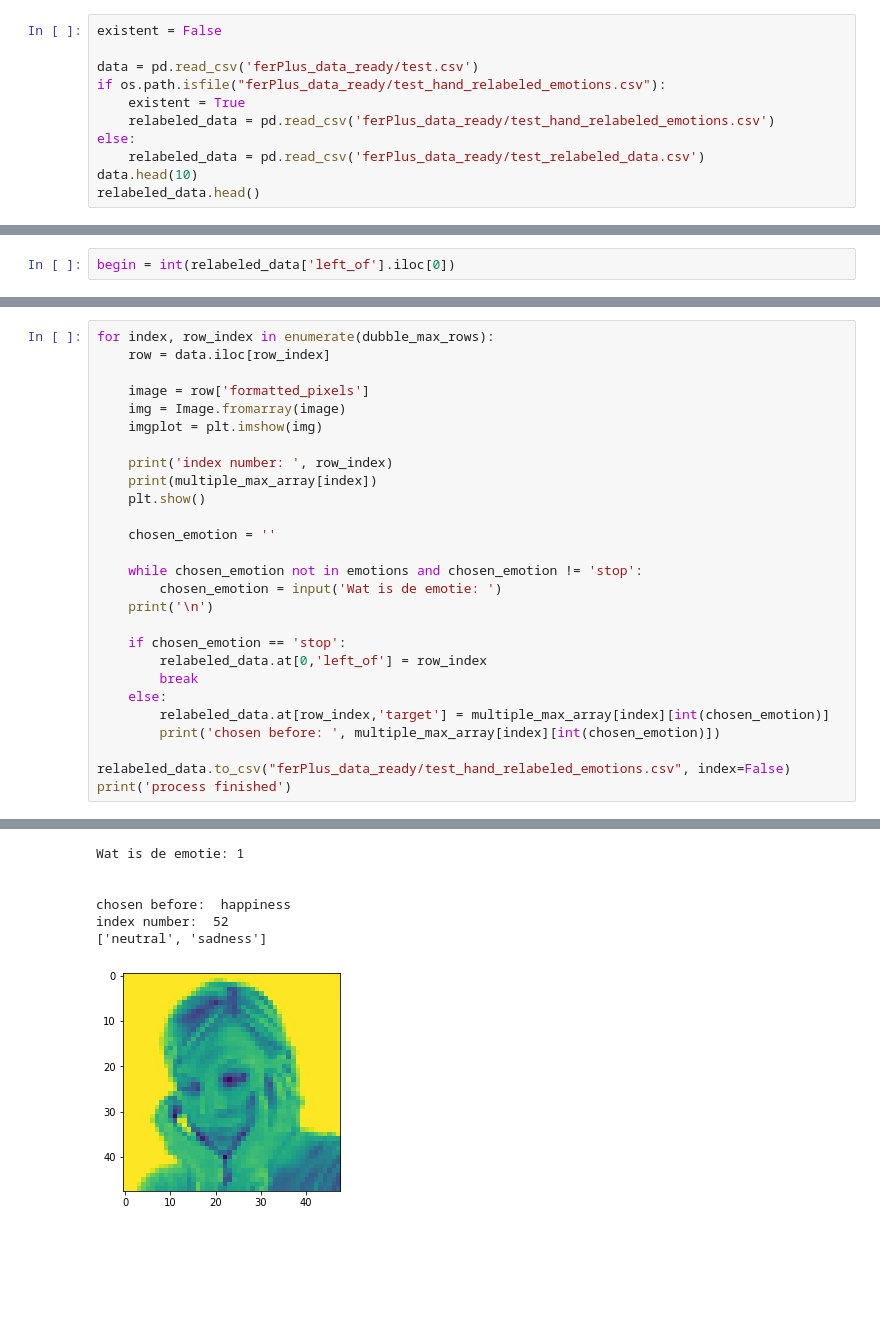
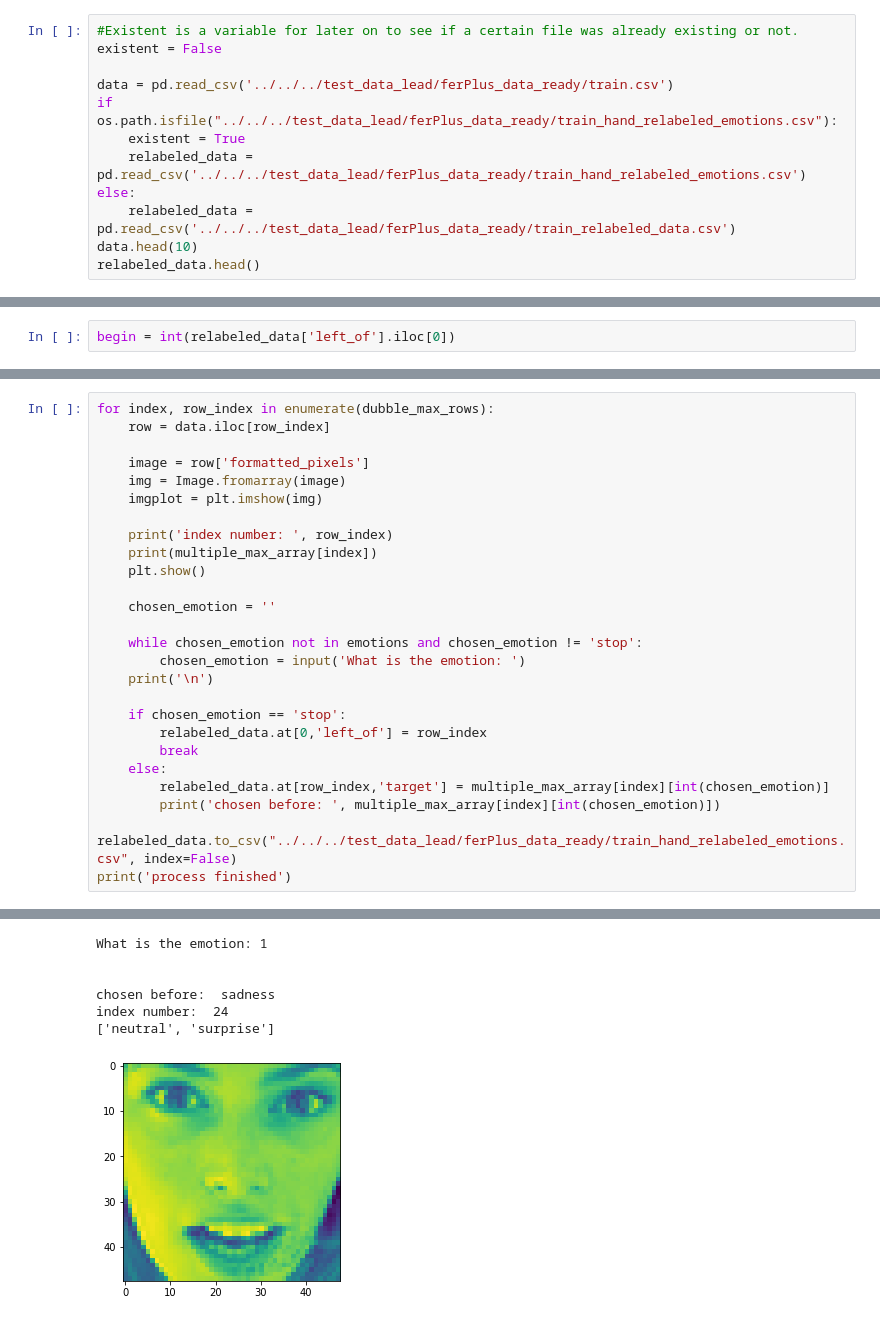
Before and after one commit to BB8-2020/EmpathicRobot, a Jupyter notebook: data-processing/ferPlus_data/ferPlus_relabel.ipynb, the cells around one changed output, grey strips where cells are left out. Drawn from its saved outputs; the diff is of its cells as text; blank space fills up the shorter version.

```diff
--- a/data-processing/ferPlus_data/ferPlus_relabel.ipynb
+++ b/data-processing/ferPlus_data/ferPlus_relabel.ipynb
@@ -15,12 +18,13 @@ Vanuit hier kun je de train en relabeled_data.csv downloaden, zet deze in een ma
 # %%
+#Existent is a variable for later on to see if a certain file was already existing or not.
 existent = False
 
-data = pd.read_csv('ferPlus_data_ready/test.csv')
-if os.path.isfile("ferPlus_data_ready/test_hand_relabeled_emotions.csv"):
+data = pd.read_csv('../../../test_data_lead/ferPlus_data_ready/train.csv')
+if os.path.isfile("../../../test_data_lead/ferPlus_data_ready/train_hand_relabeled_emotions.csv"):
     existent = True
-    relabeled_data = pd.read_csv('ferPlus_data_ready/test_hand_relabeled_emotions.csv')
+    relabeled_data = pd.read_csv('../../../test_data_lead/ferPlus_data_ready/train_hand_relabeled_emotions.csv')
 else:
-    relabeled_data = pd.read_csv('ferPlus_data_ready/test_relabeled_data.csv')
+    relabeled_data = pd.read_csv('../../../test_data_lead/ferPlus_data_ready/train_relabeled_data.csv')
 data.head(10)
 relabeled_data.head()
 # %% [output]
@@ -119,7 +125,7 @@ for index, row_index in enumerate(dubble_max_rows):
     chosen_emotion = ''
 
     while chosen_emotion not in emotions and chosen_emotion != 'stop':
-        chosen_emotion = input('Wat is de emotie: ')
+        chosen_emotion = input('What is the emotion: ')
     print('\n')
 
     if chosen_emotion == 'stop':
@@ -129,6 +135,6 @@ for index, row_index in enumerate(dubble_max_rows):
         relabeled_data.at[row_index,'target'] = multiple_max_array[index][int(chosen_emotion)]
         print('chosen before: ', multiple_max_array[index][int(chosen_emotion)])
 
-relabeled_data.to_csv("ferPlus_data_ready/test_hand_relabeled_emotions.csv", index=False)
+relabeled_data.to_csv("../../../test_data_lead/ferPlus_data_ready/train_hand_relabeled_emotions.csv", index=False)
 print('process finished')
 # %% [output]
@@ -138,7 +144,7 @@ index number:  2
-Wat is de emotie: 1
+What is the emotion: 1
 
 
-chosen before:  happiness
-index number:  52
-['neutral', 'sadness']
+chosen before:  sadness
+index number:  24
+['neutral', 'surprise']
-[figure, old version]
+[figure, new version]
```
Also changed, not shown: parts of 22 cells of this notebook, 2 other files.
